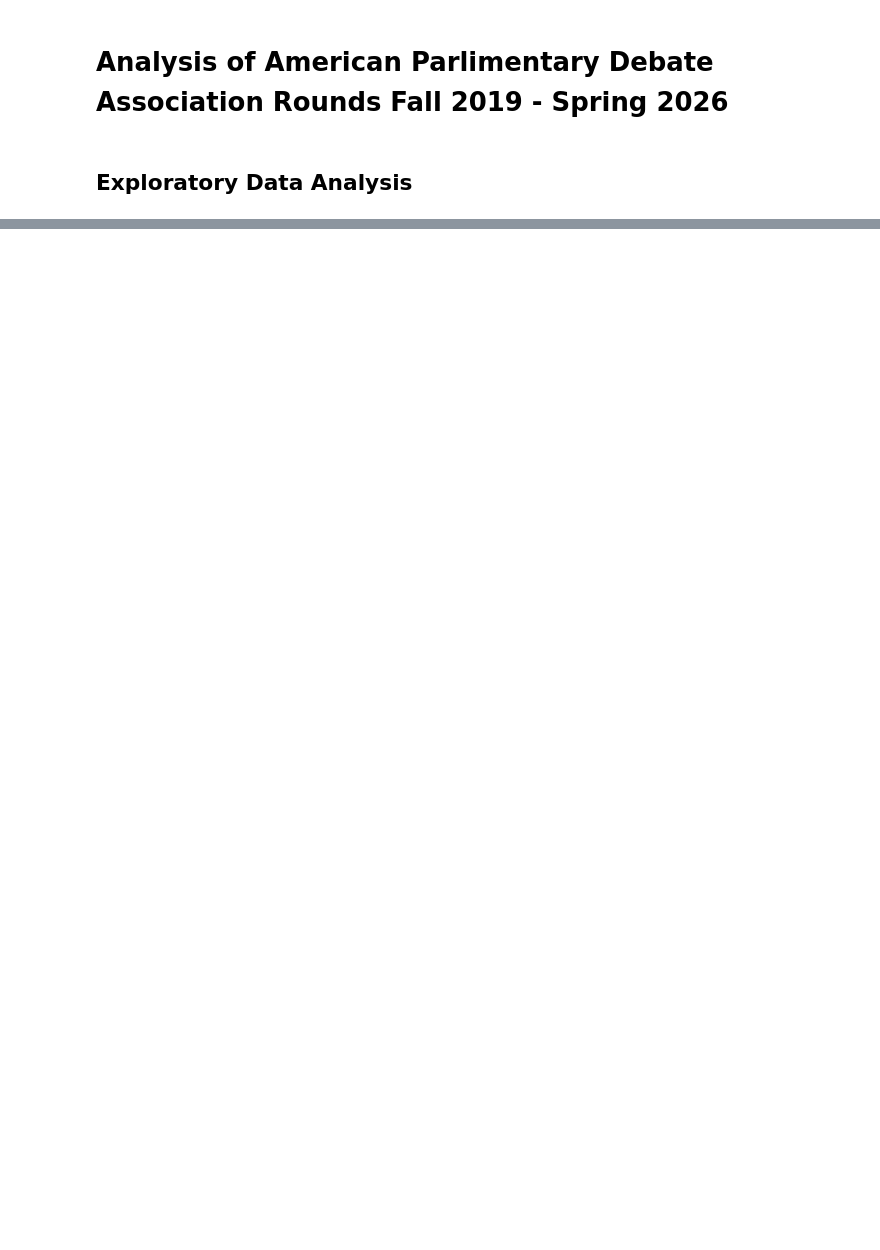
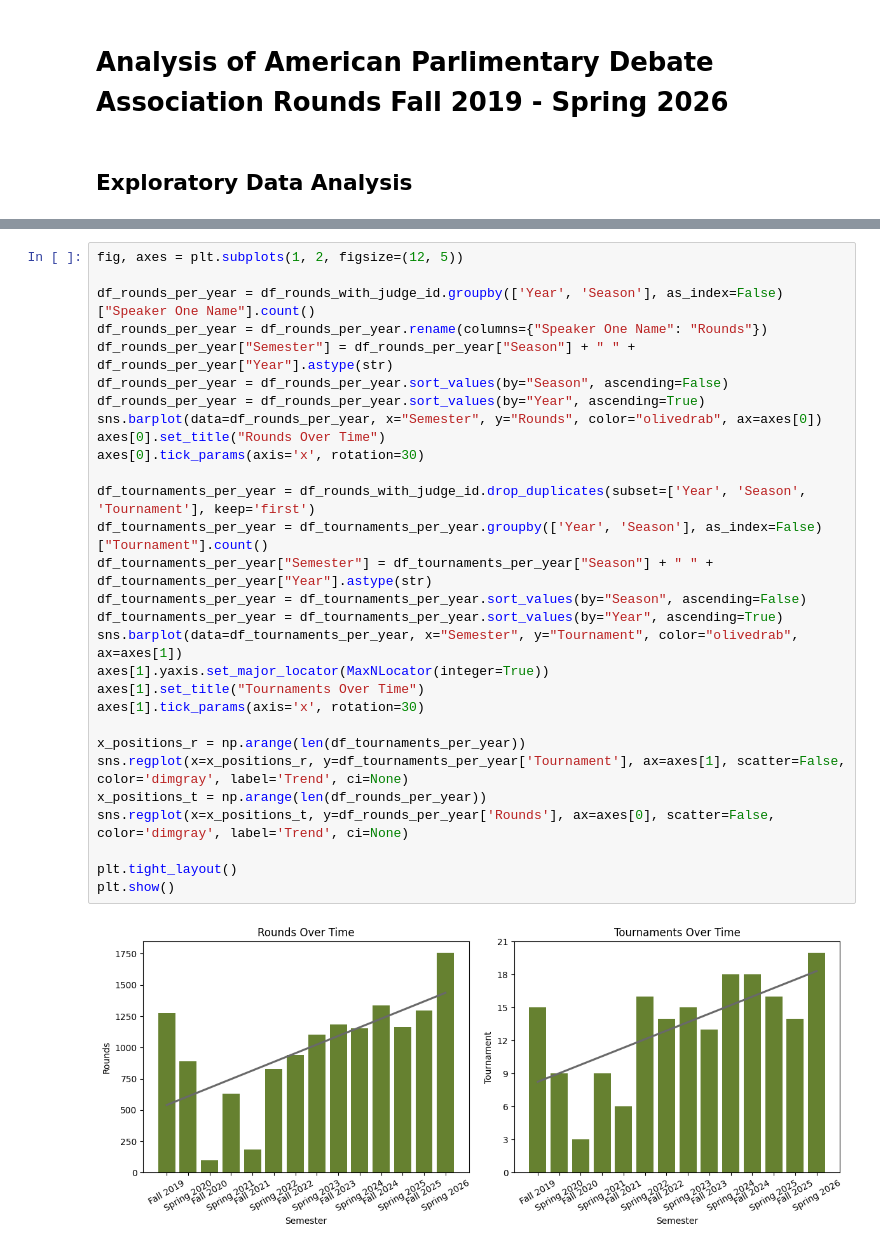
Before and after one commit to AnnaGustafson2/APDADataViz, a Jupyter notebook: ExploratoryAnalysis.ipynb, the cells around one changed output, grey strips where cells are left out. Cells and saved outputs as stored; diff of their text form; blank space fills up the shorter version.

```diff
--- a/ExploratoryAnalysis.ipynb
+++ b/ExploratoryAnalysis.ipynb
@@ -31,0 +44,31 @@ From this, we can see that the data spans 31,837 rounds and that APDA has 6,155
+# %%
+fig, axes = plt.subplots(1, 2, figsize=(12, 5))
+
+df_rounds_per_year = df_rounds_with_judge_id.groupby(['Year', 'Season'], as_index=False)["Speaker One Name"].count()
+df_rounds_per_year = df_rounds_per_year.rename(columns={"Speaker One Name": "Rounds"})
+df_rounds_per_year["Semester"] = df_rounds_per_year["Season"] + " " + df_rounds_per_year["Year"].astype(str)
+df_rounds_per_year = df_rounds_per_year.sort_values(by="Season", ascending=False)
+df_rounds_per_year = df_rounds_per_year.sort_values(by="Year", ascending=True)
+sns.barplot(data=df_rounds_per_year, x="Semester", y="Rounds", color="olivedrab", ax=axes[0])
+axes[0].set_title("Rounds Over Time")
+axes[0].tick_params(axis='x', rotation=30)
+
+df_tournaments_per_year = df_rounds_with_judge_id.drop_duplicates(subset=['Year', 'Season', 'Tournament'], keep='first')
+df_tournaments_per_year = df_tournaments_per_year.groupby(['Year', 'Season'], as_index=False)["Tournament"].count()
+df_tournaments_per_year["Semester"] = df_tournaments_per_year["Season"] + " " + df_tournaments_per_year["Year"].astype(str)
+df_tournaments_per_year = df_tournaments_per_year.sort_values(by="Season", ascending=False)
+df_tournaments_per_year = df_tournaments_per_year.sort_values(by="Year", ascending=True)
+sns.barplot(data=df_tournaments_per_year, x="Semester", y="Tournament", color="olivedrab", ax=axes[1])
+axes[1].yaxis.set_major_locator(MaxNLocator(integer=True))
+axes[1].set_title("Tournaments Over Time")
+axes[1].tick_params(axis='x', rotation=30)
+
+x_positions_r = np.arange(len(df_tournaments_per_year))
+sns.regplot(x=x_positions_r, y=df_tournaments_per_year['Tournament'], ax=axes[1], scatter=False, color='dimgray', label='Trend', ci=None)
+x_positions_t = np.arange(len(df_rounds_per_year))
+sns.regplot(x=x_positions_t, y=df_rounds_per_year['Rounds'], ax=axes[0], scatter=False, color='dimgray', label='Trend', ci=None)
+
+plt.tight_layout()
+plt.show()
+# %% [output]
+[figure, added]
```
Also changed, not shown: parts of 13 cells of this notebook, 16 other files.
